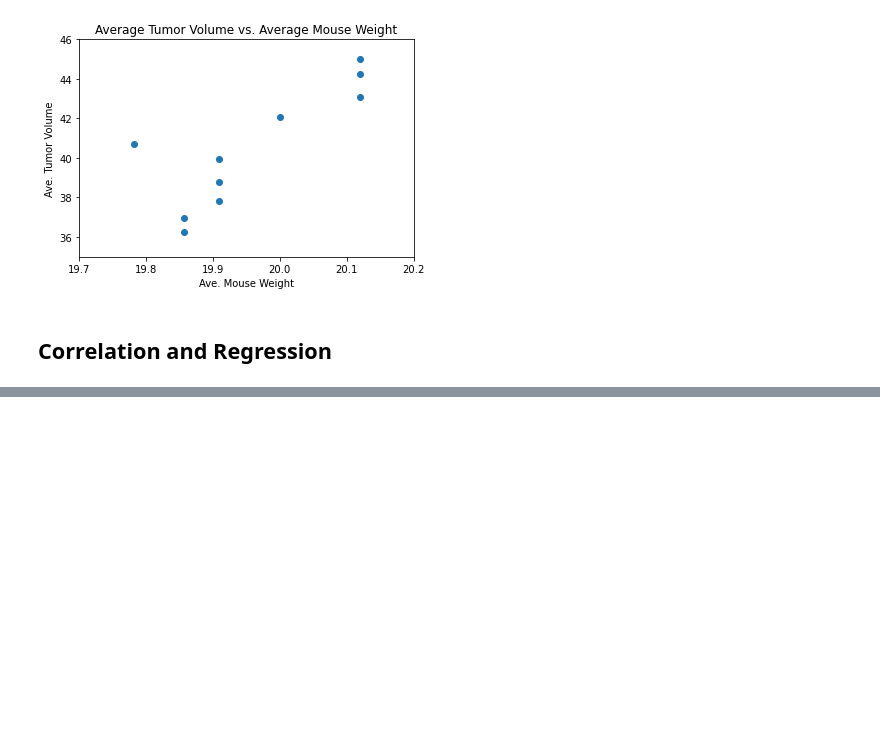
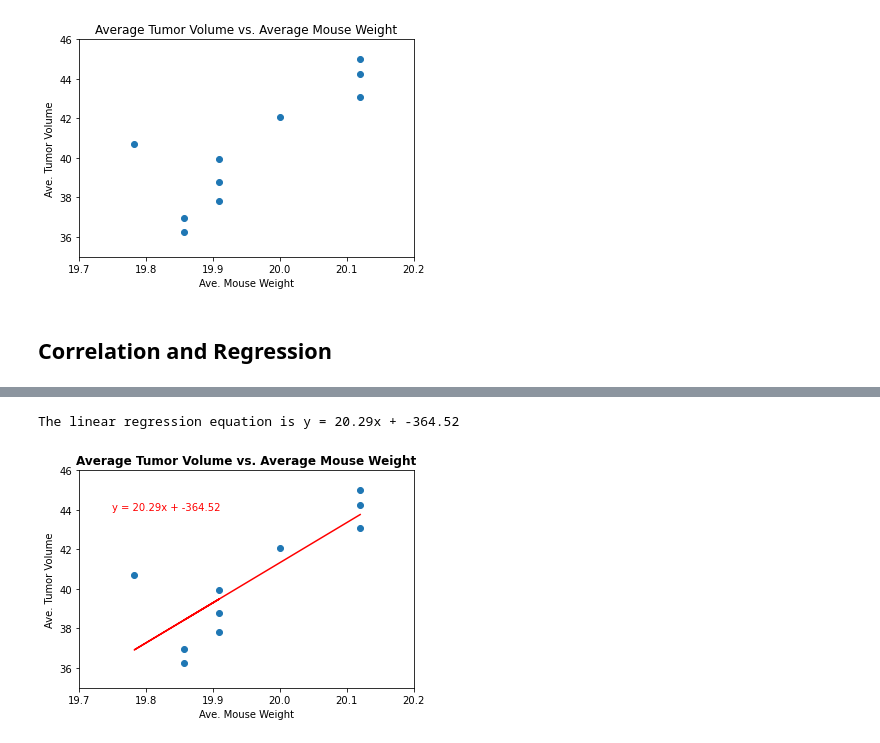
Before and after one commit to FLtoCOTransplant/matplotlib_challenge, a Jupyter notebook: pymaceuticals.ipynb, the cells around one changed output, grey strips where cells are left out. Saved outputs shown, nothing was run; the diff lists cells and outputs as text; code cells hidden in the pictures; blank space fills up the shorter version.

```diff
--- a/pymaceuticals.ipynb
+++ b/pymaceuticals.ipynb
@@ -360,0 +359,32 @@ AttributeError: module 'scipy.stats' has no attribute 'pearson'
+# %%
+#Calculate the correlation coefficient and linear regression model
+# for mouse weight and average tumor volume for the Capomulin regimen
+
+#I can't get this to print without an error, have included the work around in the
+#import section and made sure I had the most recent scipy
+#correl = (st.pearson(ave_mouse,ave_tumor).round2)
+#print(f'The correlation coefficient between the ave. tumor volume and ave. mouse weight is {correl})
+
+# Linear regression
+(slope, intercept, rvalue, pvalue, stderr) = st.linregress(ave_mouse,ave_tumor)
+line_eq = "y = " + str(round(slope,2)) + "x + " + str(round(intercept,2))
+print(f'The linear regression equation is {line_eq}')
+
+# bring in graph from above
+ave_tumor = avg_weights["Average Tumor Volume (mm3)"]
+ave_mouse = avg_weights["Average Mouse Weight (g)"]
+plt.scatter(ave_mouse,ave_tumor)
+plt.ylim(35, 46)
+plt.xlim(19.7, 20.2)
+plt.title("Average Tumor Volume vs. Average Mouse Weight", fontweight="bold")
+plt.xlabel("Ave. Mouse Weight")
+plt.ylabel("Ave. Tumor Volume")
+
+#determine the line
+line = ave_mouse * slope + intercept
+plt.plot(ave_mouse, line, "r-")
+plt.annotate(line_eq, (19.75,44), fontsize=10, color="red")
+plt.show()
+# %% [output]
+The linear regression equation is y = 20.29x + -364.52
+[figure, added]
```
Also changed, not shown: parts of 3 cells of this notebook.
